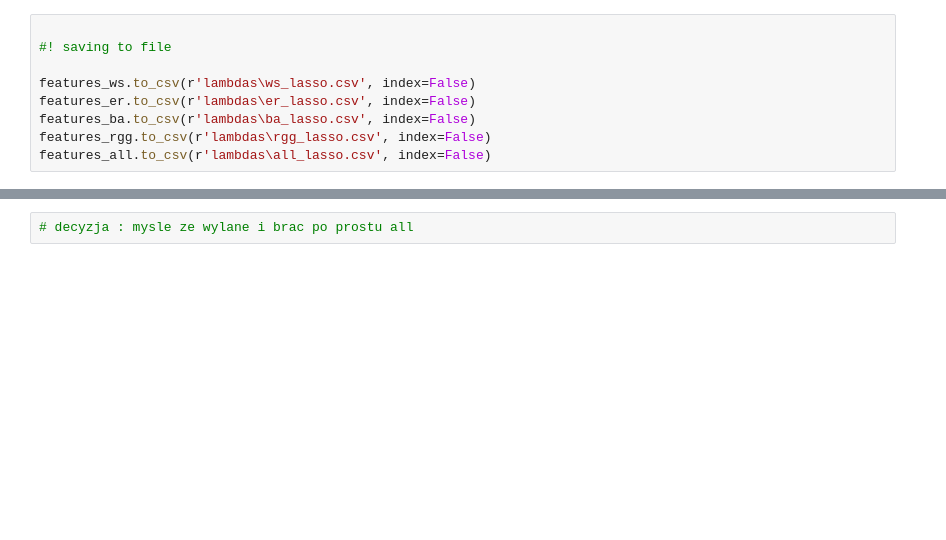
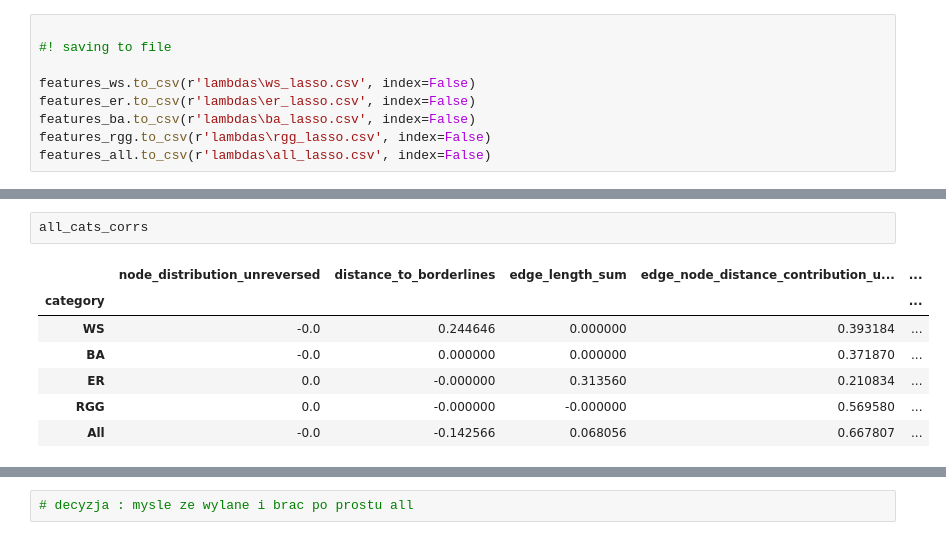
Before and after one commit to ARUMHC/Graph-Vizualisation-Rating-Metric, a Jupyter notebook: feature_importance_analysis.ipynb, the cells around one changed output, grey strips where cells are left out. Drawn from its saved outputs; the diff is of its cells as text; blank space fills up the shorter version.

```diff
--- a/feature_importance_analysis.ipynb
+++ b/feature_importance_analysis.ipynb
@@ -389,3 +408,13 @@ features_all.to_csv(r'lambdas\all_lasso.csv', index=False)
+# %%
+all_cats_corrs
+# %% [output]
+|  | node_distribution_unreversed | distance_to_borderlines | edge_length_sum | edge_node_distance_contribution_u... | ... |
+| category |  |  |  |  | ... |
+| WS | -0.0 | 0.244646 | 0.000000 | 0.393184 | ... |
+| BA | -0.0 | 0.000000 | 0.000000 | 0.371870 | ... |
+| ER | 0.0 | -0.000000 | 0.313560 | 0.210834 | ... |
+| RGG | 0.0 | -0.000000 | -0.000000 | 0.569580 | ... |
+| All | -0.0 | -0.142566 | 0.068056 | 0.667807 | ... |
 # %%
 import matplotlib.pyplot as plt
 import seaborn as sns
```
Also changed, not shown: parts of 6 cells of this notebook.
